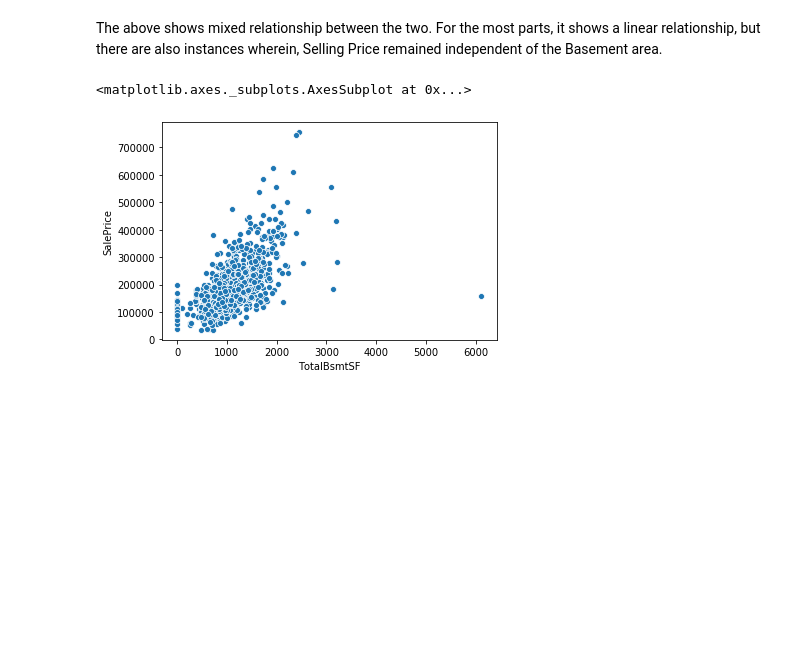
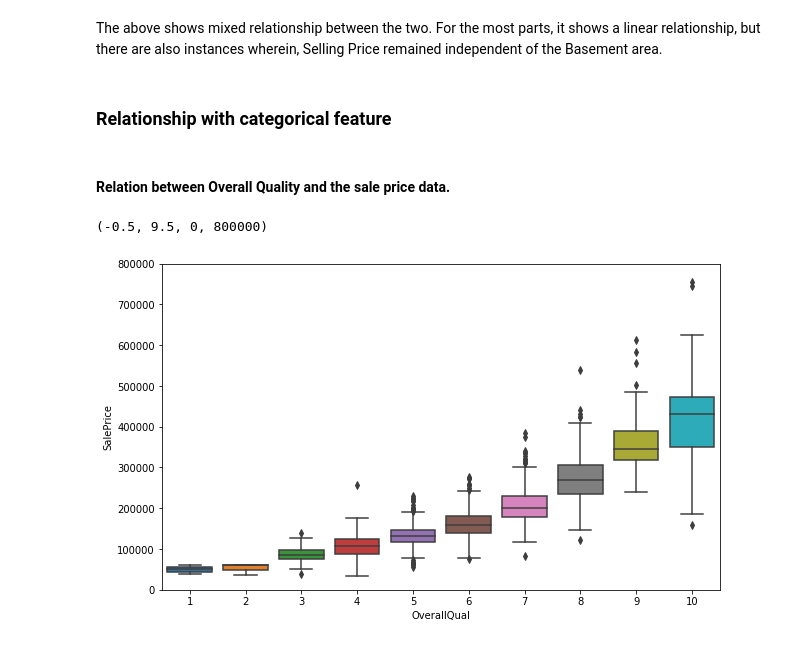
Before and after one commit to priyam81/capstone1, a Jupyter notebook: Capstone_Project _1.ipynb, the cells around one changed output. Saved outputs shown, nothing was run; the diff lists cells and outputs as text; code cells hidden in the pictures; blank space fills up the shorter version.

Commit message:
Data Exploration Complete

```diff
--- a/Capstone_Project _1.ipynb
+++ b/Capstone_Project _1.ipynb
@@ -325,8 +319,16 @@ data.plot.scatter(x='TotalBsmtSF', y='SalePrice', ylim=(0,800000))
 # %% [markdown]
 The above shows mixed relationship between the two.
 For the most parts, it shows a linear relationship, but there are also instances wherein, Selling Price remained independent of the Basement area.
-# %%
-sns.scatterplot(x='TotalBsmtSF', y='SalePrice', data=df)
-# %% [output]
-<matplotlib.axes._subplots.AxesSubplot at 0x...>
-[figure, removed]
+# %% [markdown]
+### Relationship with categorical feature
+# %% [markdown]
+#### Relation between Overall Quality and the sale price data.
+# %%
+data= pd.concat([df.SalePrice, df.OverallQual], axis=1)
+f, ax= plt.subplots(figsize=(10,6))
+
+fig= sns.boxplot(y='SalePrice', x='OverallQual', data=data)
+fig.axis(ymin=0, ymax=800000)
+# %% [output]
+(-0.5, 9.5, 0, 800000)
+[figure, added]
```
Also changed, not shown: parts of 27 cells of this notebook.
